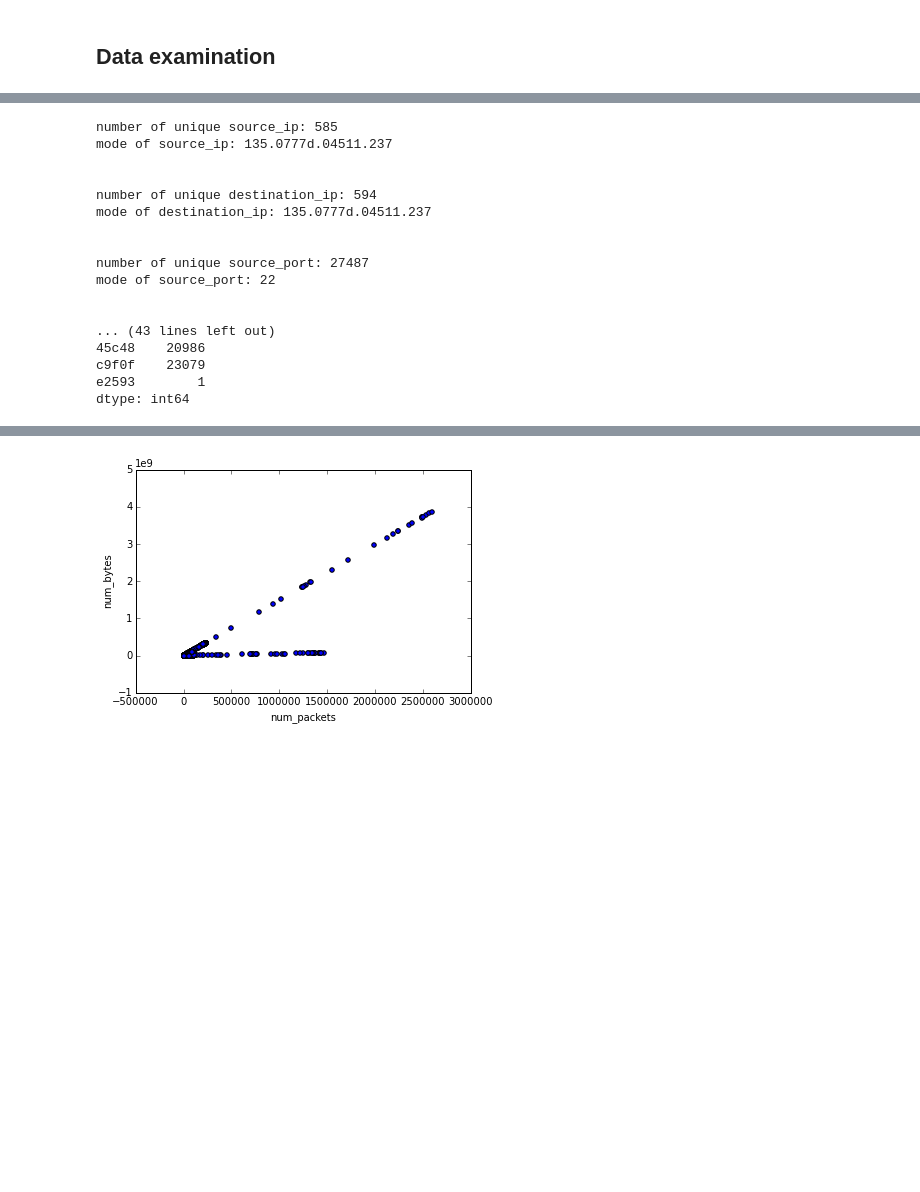
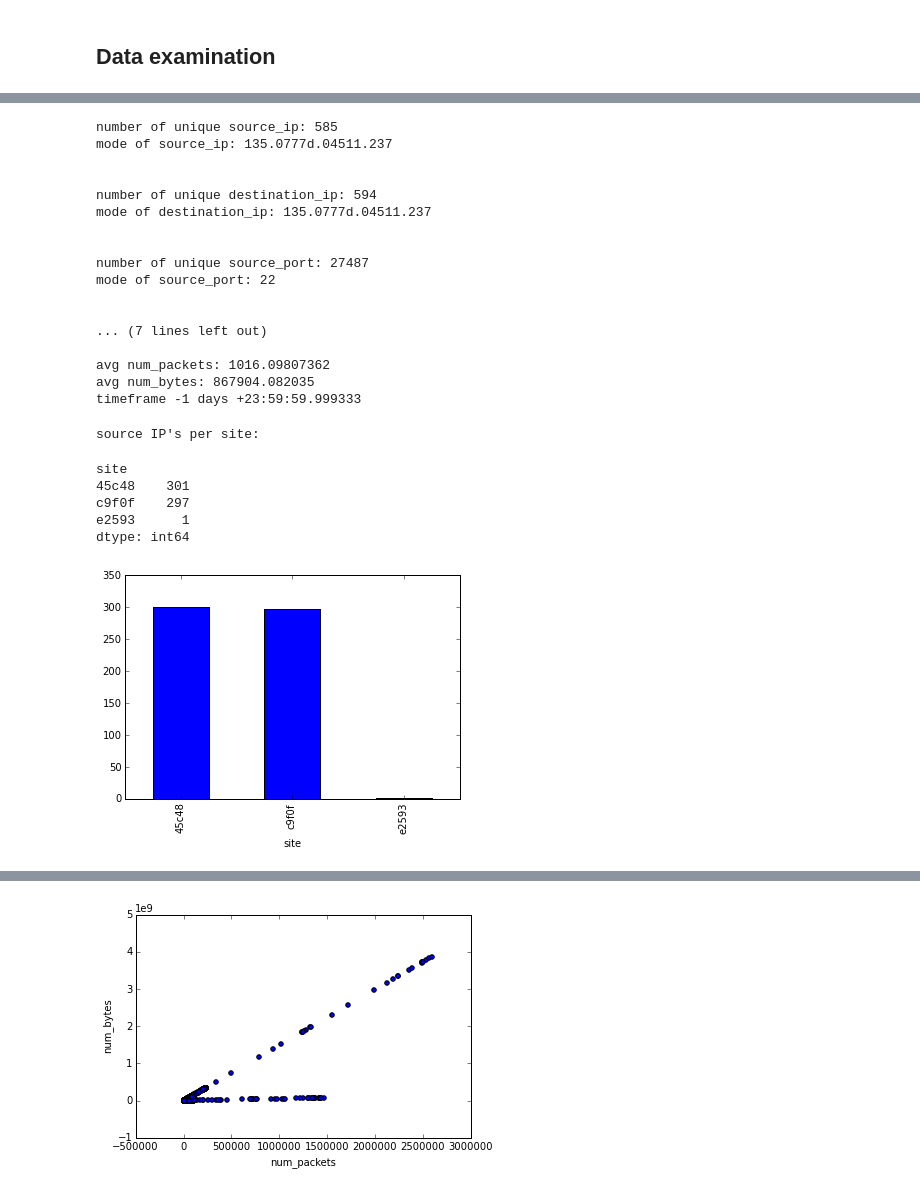
Before and after one commit to llathrop/ud919, a Jupyter notebook: DetectingNetAttacks.ipynb, the cells around one changed output, grey strips where cells are left out. Drawn from its saved outputs; the diff is of its cells as text; code cells hidden in the pictures; blank space fills up the shorter version.

Commit message:
feat: add more chart to the data exploration

```diff
--- a/DetectingNetAttacks.ipynb
+++ b/DetectingNetAttacks.ipynb
@@ -198,24 +198,6 @@ print "avg num_packets:", data.num_packets.mean()
 print "avg num_bytes:", data.num_bytes.mean()
 print "timeframe", data.start_time.min()-data.start_time.max()
 print "\n"
-groupbysource=data.groupby('site')
-print "source IP's per site:"
-print groupbysource.apply(lambda x: len(x['source_ip'].unique()))
-
-print "\n"
-print "destination_ip's per site:"
-print groupbysource.apply(lambda x: len(x['destination_ip'].unique()))
-print "\n"
-
-print "\n"
-print "source_port's per site:"
-print groupbysource.apply(lambda x: len(x['source_port'].unique()))
-print "\n"
-
-print "\n"
-print "destination_port's per site:"
-print groupbysource.apply(lambda x: len(x['destination_port'].unique()))
-print "\n"
 # %% [output]
 number of unique source_ip: 585
 mode of source_ip: 135.0777d.04511.237
@@ -229,8 +211,8 @@ number of unique source_port: 27487
 mode of source_port: 22
 
 
-... (43 lines left out)
-45c48    20986
-c9f0f    23079
-e2593        1
-dtype: int64
+... (7 lines left out)
+
+avg num_packets: 1016.09807362
+avg num_bytes: 867904.082035
+timeframe -1 days +23:59:59.999333
@@ -236,0 +221,15 @@ dtype: int64
+# %%
+print "source IP's per site:"
+source_IP_by_site= groupbysource.apply(lambda x: len(x['source_ip'].unique()))
+display (source_IP_by_site)
+source_IP_by_site.plot(kind='bar')
+plt.show()
+plt.close()
+# %% [output]
+source IP's per site:
+site
+45c48    301
+c9f0f    297
+e2593      1
+dtype: int64
+[figure, added]
```
Also changed, not shown: parts of 4 cells of this notebook.
